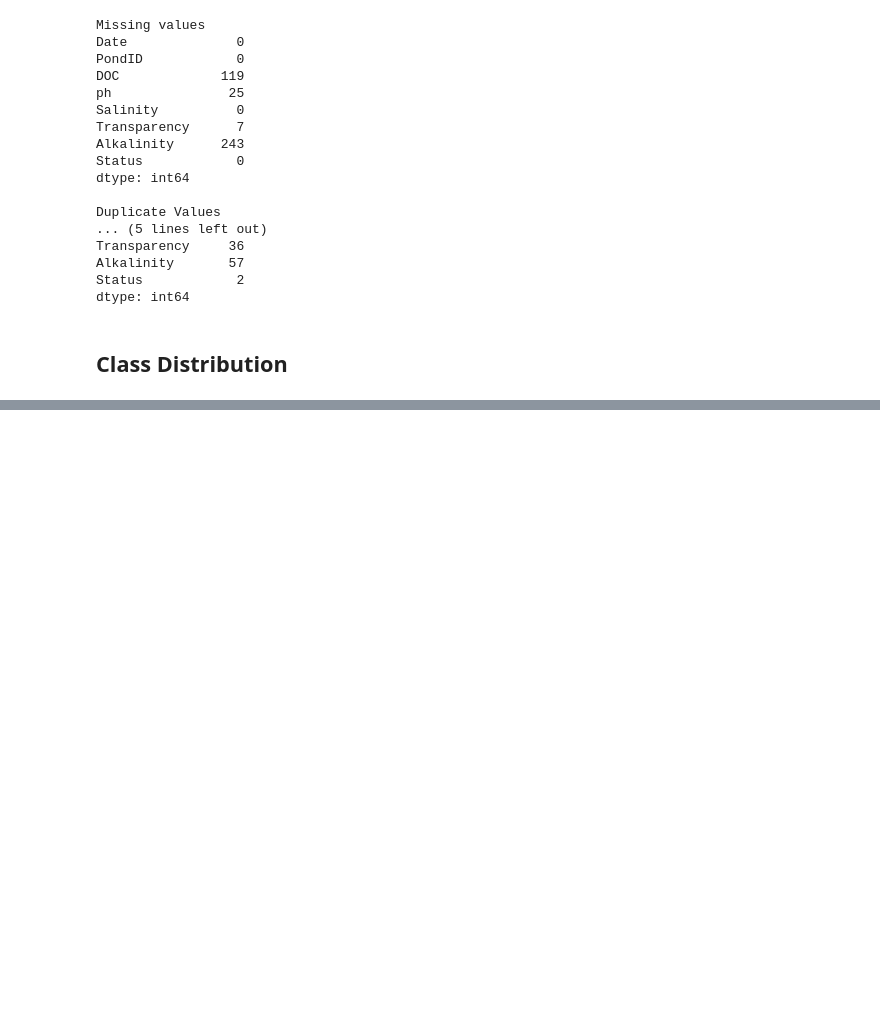
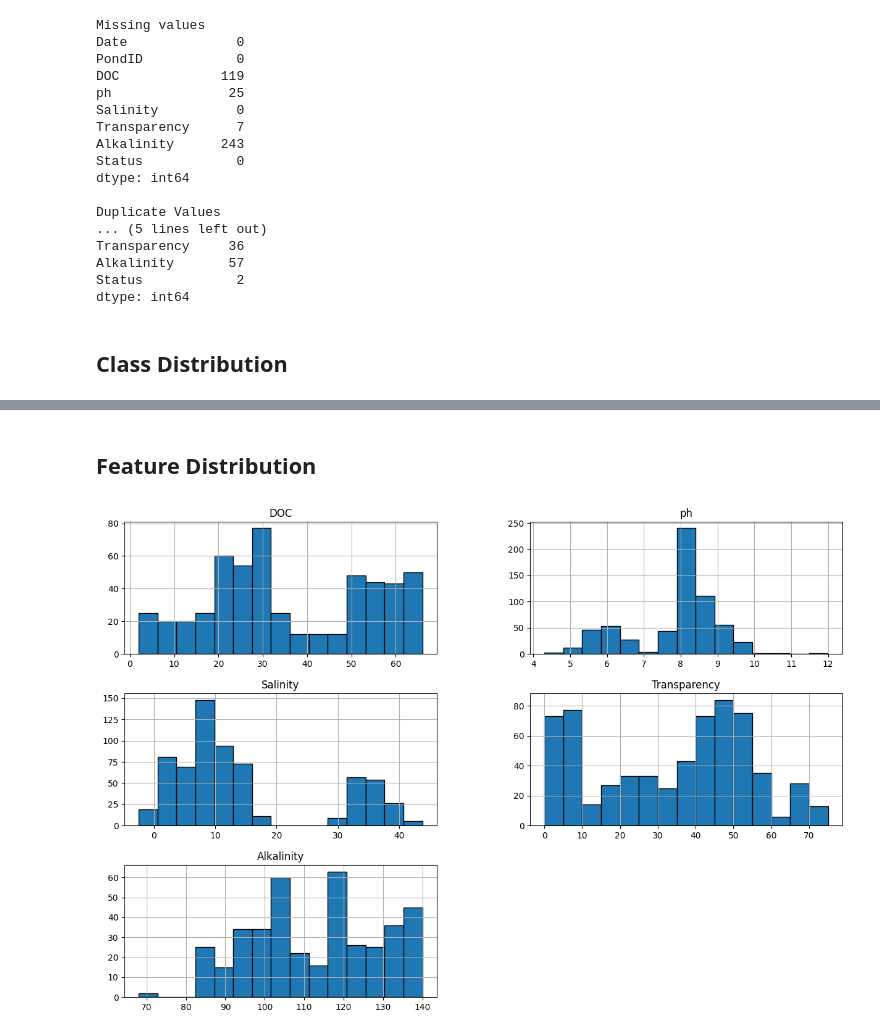
Before and after one commit to dataemperor/Shrimple, a Jupyter notebook: anomaly_detection.ipynb, the cells around one changed output, grey strips where cells are left out. Cells and saved outputs as stored; diff of their text form; code cells hidden in the pictures; blank space fills up the shorter version.

```diff
--- a/anomaly_detection.ipynb
+++ b/anomaly_detection.ipynb
@@ -137,0 +140,7 @@ Name: count, dtype: int64
+# %% [markdown]
+## Feature Distribution
+# %%
+df[['DOC', 'ph', 'Salinity', 'Transparency', 'Alkalinity']].hist(bins=15, figsize=(15, 10), edgecolor='black')
+plt.show()
+# %% [output]
+[figure, added]
```
Also changed, not shown: parts of 5 cells of this notebook.
